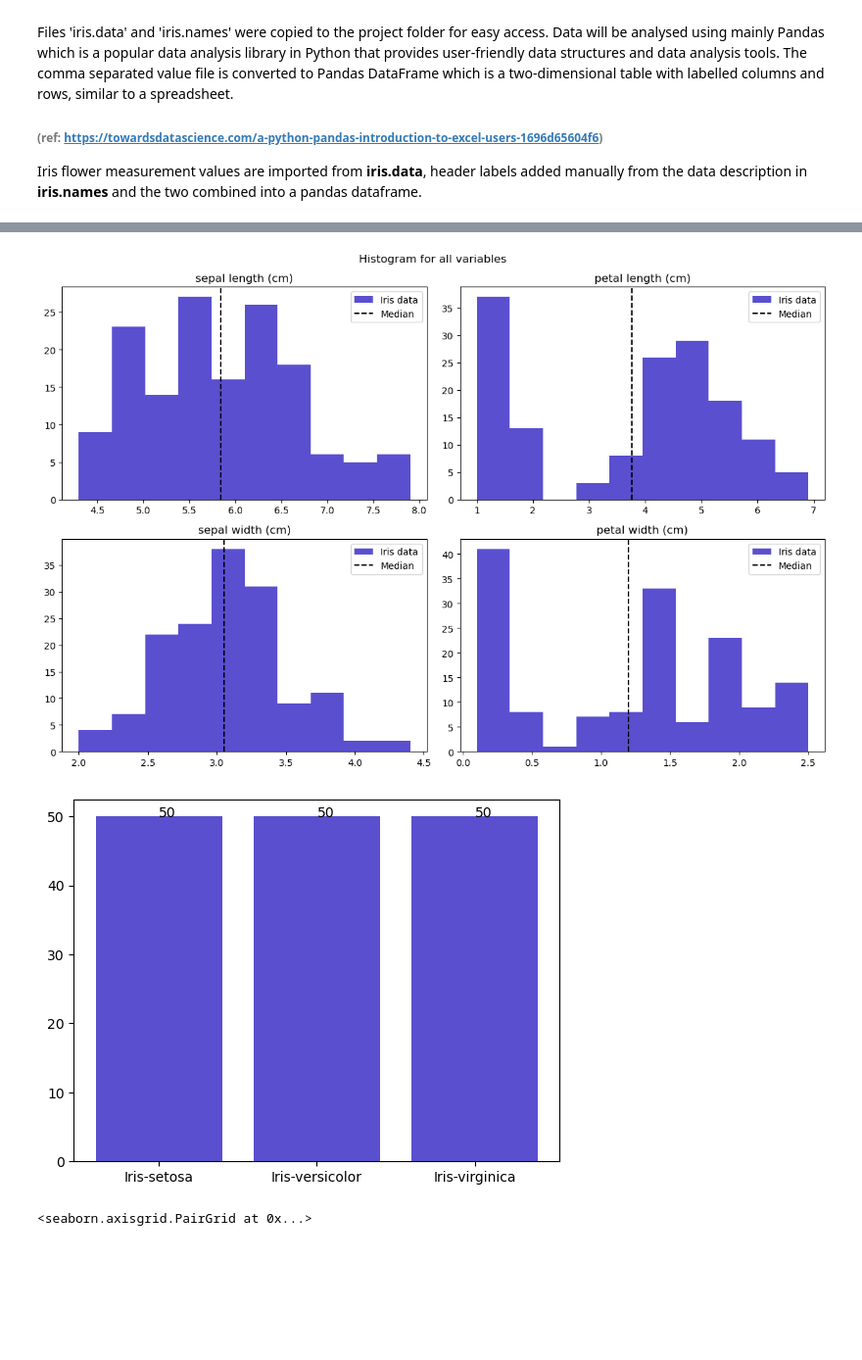
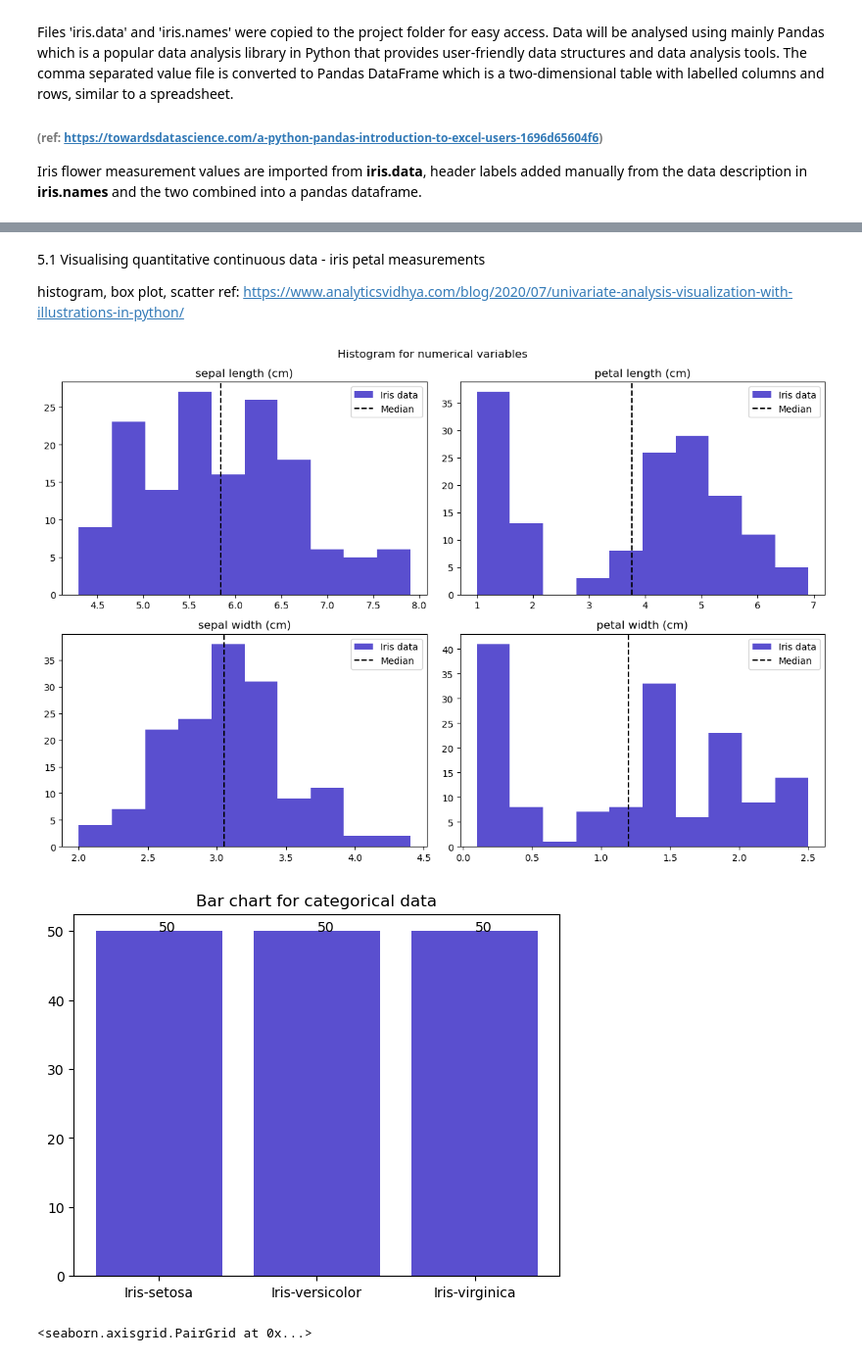
Before and after one commit to noyo0/Fundamentals_DataAnalysis, a Jupyter notebook: project.ipynb, the cells around one changed output, grey strips where cells are left out. Shown: that part at 98% size. Drawn from its saved outputs; the diff is of its cells as text; code cells hidden in the pictures; blank space fills up the shorter version.

Commit message:
project_data vis

```diff
--- a/project.ipynb
+++ b/project.ipynb
@@ -59,17 +59,15 @@ Data will be analysed using mainly Pandas which is a popular data analysis libra
 
 Iris flower measurement values are imported from **iris.data**, header labels added manually from the data description in **iris.names** and the two combined into a pandas dataframe. <br>
 # %%
-# ------------- load modules  --------------
-import pandas as pd # for data analysis and dataframe
-
 #----read in data and give headers to each column, creating a dataframe-----------------------
-SOURCEDATA="iris.data" # store path of source file in global variable
+iris_source="iris.data" # path for source file
 #----read in data and add headers to each column (headers taken from iris.names)--------------
-headers=[ #adding headers to dataframe
+headers=[ #listing headers for the data taken from iris.names file at "7. Attribute information"
     "sepal length (cm)",
     "sepal width (cm)",
     "petal length (cm)",
     "petal width (cm)",
     "species"]
-df=pd.read_csv(SOURCEDATA, names=headers) # creating dataframe 'df', setting headers, excluding index column
+df=pd.read_csv(iris_source, names=headers) # creating dataframe 'df', setting headers
+#df.head()
 # %% [markdown]
@@ -200,18 +200,21 @@ Index(['sepal length (cm)', 'sepal width (cm)', 'petal length (cm)',
+# %% [markdown]
+5.1 Visualising quantitative continuous data - iris petal measurements
+
+histogram, box plot, scatter
+ref: https://www.analyticsvidhya.com/blog/2020/07/univariate-analysis-visualization-with-illustrations-in-python/
 # %%
-c=['sepal length (cm)', 'sepal width (cm)', 'petal length (cm)',
-       'petal width (cm)']
-
+#c=['sepal length (cm)', 'sepal width (cm)', 'petal length (cm)','petal width (cm)']
+c=df.columns # get column names
 #set up plot for 4 charts
 fig, axs = plt.subplots(2,2, figsize=(12,8))
-fig.suptitle('Histogram for all variables ',fontsize=12)
+fig.suptitle('Histogram for numerical variables ',fontsize=12)
+#set grid coordinates for looped subplots
 rows=[0,1,0,1]
 cols=[0,0,1,1]
-#loop through numeric data and draw histogram
+#loop through numeric data and draw histogram + indicate mean
 for i in range(4):
-    mean = df[c[i]].mean()
-    std = df[c[i]].std()
-    #print(mean,std,i)
-    #row and colm numbers will be either 0 or 1 as the 4 loops complete
+    mean = df[c[i]].mean() #get mean
+    # generate subplots and place them on predefined coordinates
     axs[rows[i],cols[i]].hist(df[c[i]],bins=10,label="Iris data",color='#5a4fcf')
     axs[rows[i],cols[i]].set_title(c[i])
     axs[rows[i],cols[i]].axvline(mean, color="black", ls="--", label="Median")
@@ -219,20 +222,24 @@ for i in range(4):
 
 plt.tight_layout() #keep the text from overlapping
 plt.show()
+
+# ref get mean: https://pandas.pydata.org/docs/reference/api/pandas.DataFrame.mean.html
 # ref creating multiple subplots: https://matplotlib.org/stable/gallery/subplots_axes_and_figures/subplots_demo.html
+# ref get column labels https://pandas.pydata.org/docs/reference/api/pandas.DataFrame.columns.html
 # ref matplotlib histograms: https://matplotlib.org/stable/api/_as_gen/matplotlib.pyplot.hist.html
 # ref draw median: https://python-graph-gallery.com/basic-histogram-in-matplotlib/
 # %% [output]
-[figure, old version]
+[figure, new version]
 # %%
 freq = df['species'].value_counts()
 species = freq.index
 plt.bar(species,freq, color='#5a4fcf')
+plt.title('Bar chart for categorical data')
 for i, f in enumerate(freq):
     plt.text(i, f,  str(f))
 plt.show()
 # %% [output]
-[figure, old version]
+[figure, new version]
 # %%
 sns.pairplot(df, hue="species")
 # %% [output]
```
Also changed, not shown: parts of 12 cells of this notebook.
